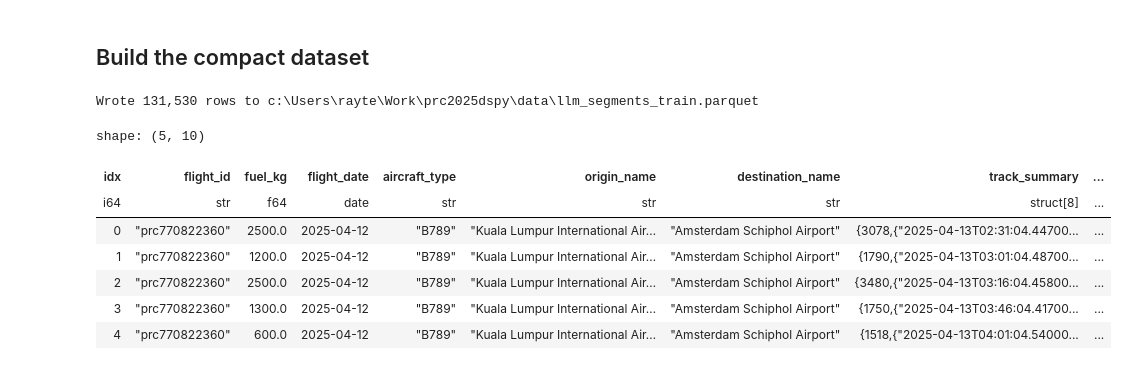
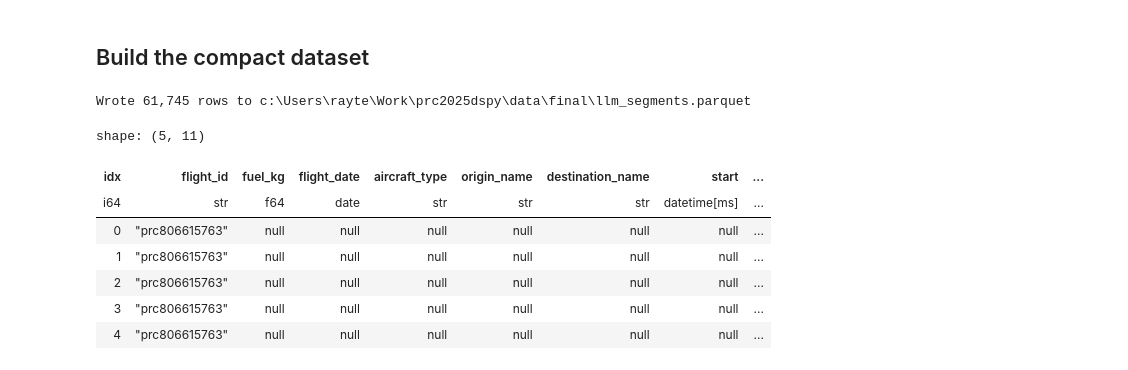
Before and after one commit to rayanehmi/prc2025dspy, a Jupyter notebook: src/preprocess_v2.ipynb, the cells around one changed output. Cells and saved outputs as stored; diff of their text form; code cells hidden in the pictures.

```diff
--- a/src/preprocess_v2.ipynb
+++ b/src/preprocess_v2.ipynb
@@ -32,13 +32,13 @@ def _locate_data_root(start: Path) -> Path:
 PROJECT_ROOT = _locate_data_root(Path.cwd())
 DATA_DIR = PROJECT_ROOT / "data"
 
-DATA_TYPE: Literal["train", "rank", "final"] = "train"
+DATA_TYPE: Literal["train", "rank", "final"] = "final"
 
 fuel_filename = "fuel_train.parquet" if DATA_TYPE == "train" else f"fuel_{DATA_TYPE}_submission.parquet"
 FUEL_FILE = DATA_DIR / fuel_filename
 FLIGHTLIST_FILE = DATA_DIR / f"flightlist_{DATA_TYPE}.parquet"
 FLIGHTS_DIR = DATA_DIR / f"flights_{DATA_TYPE}"
-OUTPUT_FILE = DATA_DIR / f"llm_segments_{DATA_TYPE}.parquet"
+OUTPUT_FILE = DATA_DIR / DATA_TYPE / f"llm_segments.parquet"
 
 for required in (FUEL_FILE, FLIGHTLIST_FILE):
     if not required.exists():
@@ -417,6 +439,23 @@ shape: (5, 9)
 # %% [markdown]
 ## Build the compact dataset
 # %%
+SCHEMA = {
+    "idx": pl.Int64,
+    "flight_id": pl.Utf8,
+    "fuel_kg": pl.Float64,
+    "flight_date": pl.Date,
+    "aircraft_type": pl.Utf8,
+    "origin_name": pl.Utf8,
+    "destination_name": pl.Utf8,
+    "start": pl.Datetime("ms"),
+    "end": pl.Datetime("ms"),
+    "track_points_compact": pl.Utf8,
+    "vertical_rate_balance": pl.Struct([
+        pl.Field("positive_frac", pl.Float64),
+        pl.Field("negative_frac", pl.Float64),
+        pl.Field("near_zero_frac", pl.Float64),
+    ]),
+}
 
 def build_segment_dataset(segments: pl.DataFrame) -> pl.DataFrame:
     grouped = defaultdict(list)
@@ -425,43 +464,43 @@ def build_segment_dataset(segments: pl.DataFrame) -> pl.DataFrame:
 
     processed: List[Dict[str, Any]] = []
     for flight_id, rows in tqdm(grouped.items(), desc="Summarising segments", total=len(grouped)):
         flight_path = FLIGHTS_DIR / f"{flight_id}.parquet"
         track_df = None
         if flight_path.exists():
             track_df = pl.read_parquet(flight_path).sort("timestamp")
         for row in rows:
             summary = summarise_segment_track(track_df, row["start"], row["end"])
             processed.append(
                 {
                     "idx": row["idx"],
                     "flight_id": row["flight_id"],
                     "fuel_kg": row["fuel_kg"],
                     "flight_date": row["flight_date"],
                     "aircraft_type": row["aircraft_type"],
                     "origin_name": row["origin_name"],
                     "destination_name": row["destination_name"],
                     # "track_summary": summary,
                     "track_points_compact": _format_track_summary(summary),
                     "vertical_rate_balance": summary.get("vertical_rate_balance"),
                 }
             )
         del track_df
-    return pl.from_dicts(processed)
+    return pl.from_dicts(processed, schema=SCHEMA)
 
 segment_records = build_segment_dataset(segments_df)
 segment_records.write_parquet(OUTPUT_FILE)
 print(f"Wrote {segment_records.height:,} rows to {OUTPUT_FILE}")
 segment_records.head()
 # %% [output]
-Wrote 131,530 rows to c:\Users\rayte\Work\prc2025dspy\data\llm_segments_train.parquet
+Wrote 61,745 rows to c:\Users\rayte\Work\prc2025dspy\data\final\llm_segments.parquet
-shape: (5, 10)
+shape: (5, 11)
-| idx | flight_id | fuel_kg | flight_date | aircraft_type | origin_name | destination_name | track_summary | ... |
-| i64 | str | f64 | date | str | str | str | struct[8] | ... |
-| 0 | "prc770822360" | 2500.0 | 2025-04-12 | "B789" | "Kuala Lumpur International Air… | "Amsterdam Schiphol Airport" | {3078,{"2025-04-13T02:31:04.44700... | ... |
-| 1 | "prc770822360" | 1200.0 | 2025-04-12 | "B789" | "Kuala Lumpur International Air… | "Amsterdam Schiphol Airport" | {1790,{"2025-04-13T03:01:04.48700... | ... |
-| 2 | "prc770822360" | 2500.0 | 2025-04-12 | "B789" | "Kuala Lumpur International Air… | "Amsterdam Schiphol Airport" | {3480,{"2025-04-13T03:16:04.45800... | ... |
-| 3 | "prc770822360" | 1300.0 | 2025-04-12 | "B789" | "Kuala Lumpur International Air… | "Amsterdam Schiphol Airport" | {1750,{"2025-04-13T03:46:04.41700... | ... |
-| 4 | "prc770822360" | 600.0 | 2025-04-12 | "B789" | "Kuala Lumpur International Air… | "Amsterdam Schiphol Airport" | {1518,{"2025-04-13T04:01:04.54000... | ... |
+| idx | flight_id | fuel_kg | flight_date | aircraft_type | origin_name | destination_name | start | ... |
+| i64 | str | f64 | date | str | str | str | datetime[ms] | ... |
+| 0 | "prc806615763" | null | null | null | null | null | null | ... |
+| 1 | "prc806615763" | null | null | null | null | null | null | ... |
+| 2 | "prc806615763" | null | null | null | null | null | null | ... |
+| 3 | "prc806615763" | null | null | null | null | null | null | ... |
+| 4 | "prc806615763" | null | null | null | null | null | null | ... |
 # %%
 segment_records[0]["track_points_compact"]
 # %% [output]
```
Also changed, not shown: parts of 4 cells of this notebook, 6 other files.
